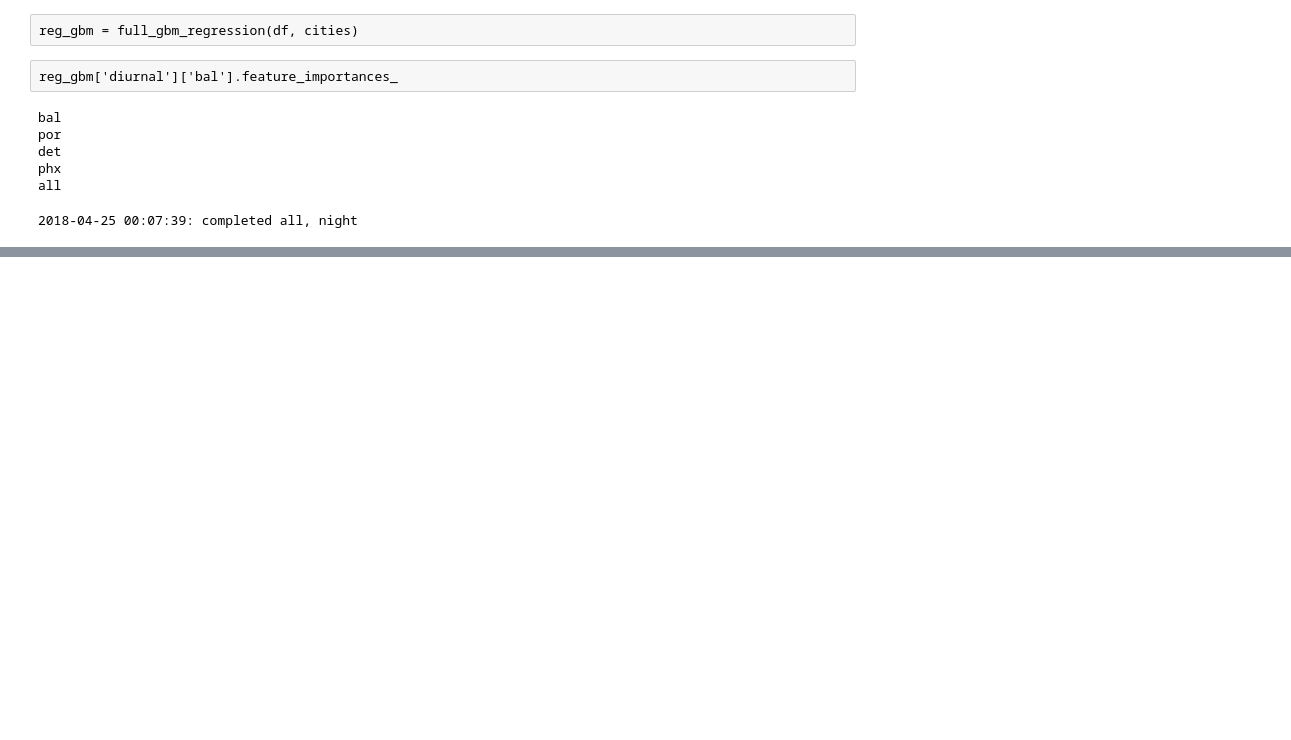
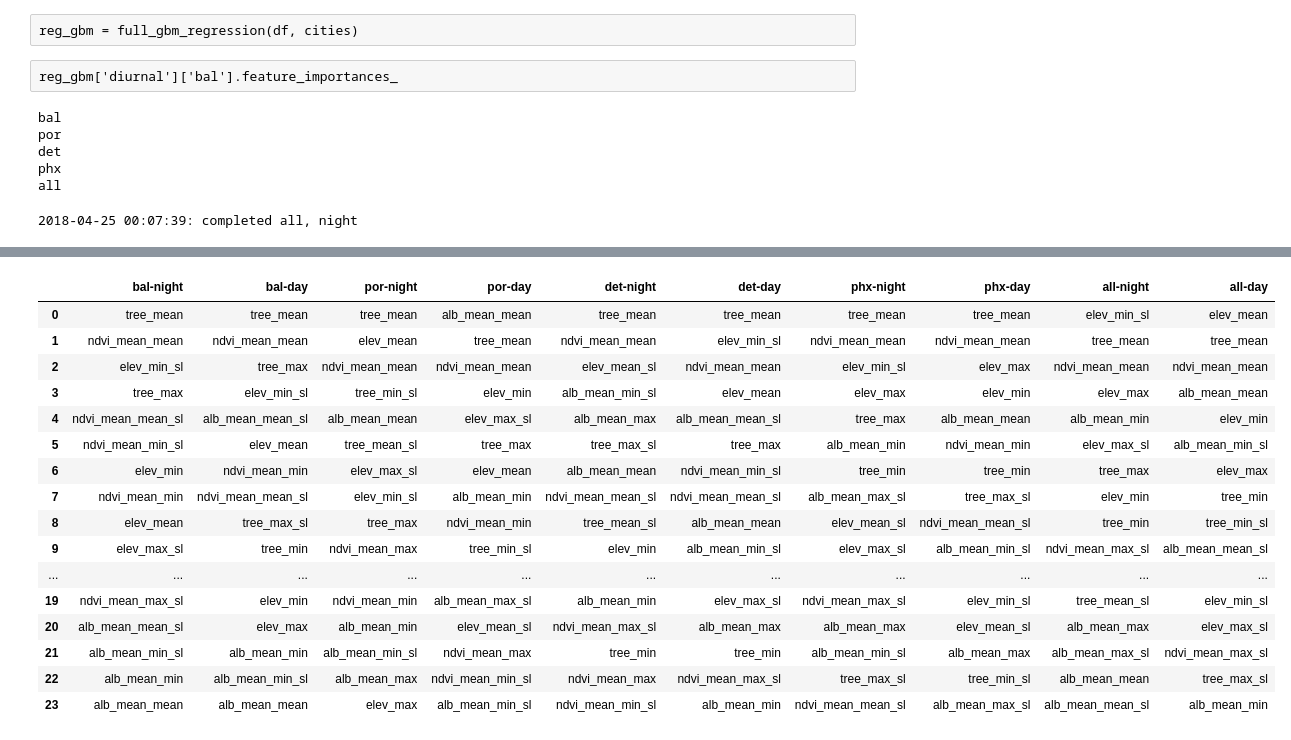
Before and after one commit to tommlogan/land_surface_temperature, a Jupyter notebook: code/analysis/debug.ipynb, the cells around one changed output, grey strips where cells are left out. Saved outputs shown, nothing was run; the diff lists cells and outputs as text; code cells hidden in the pictures; blank space fills up the shorter version.

```diff
--- a/code/analysis/debug.ipynb
+++ b/code/analysis/debug.ipynb
@@ -452,0 +546,37 @@ with open('data/variable_selection.pkl', 'wb') as f:
+# %%
+# import the vars_forward object
+
+from analysis import *
+%matplotlib inline
+import matplotlib as mpl
+import matplotlib.pyplot as plt
+
+with open('../../data/variable_selection.pkl', 'rb') as f:
+        vars_forward = pickle.load(f)
+
+# create a database with the variable names
+cities = ['bal', 'por', 'det', 'phx', 'all']
+times = ['night', 'day']
+db_var = pd.DataFrame()
+for city in cities:
+    for day in times:
+        db_var['{}-{}'.format(city,day)] = vars_forward[day][city]['variables']
+db_var
+# %% [output]
+|  | bal-night | bal-day | por-night | por-day | det-night | det-day | phx-night | phx-day | all-night | all-day |
+| 0 | tree_mean | tree_mean | tree_mean | alb_mean_mean | tree_mean | tree_mean | tree_mean | tree_mean | elev_min_sl | elev_mean |
+| 1 | ndvi_mean_mean | ndvi_mean_mean | elev_mean | tree_mean | ndvi_mean_mean | elev_min_sl | ndvi_mean_mean | ndvi_mean_mean | tree_mean | tree_mean |
+| 2 | elev_min_sl | tree_max | ndvi_mean_mean | ndvi_mean_mean | elev_mean_sl | ndvi_mean_mean | elev_min_sl | elev_max | ndvi_mean_mean | ndvi_mean_mean |
+| 3 | tree_max | elev_min_sl | tree_min_sl | elev_min | alb_mean_min_sl | elev_mean | elev_max | elev_min | elev_max | alb_mean_mean |
+| 4 | ndvi_mean_mean_sl | alb_mean_mean_sl | alb_mean_mean | elev_max_sl | alb_mean_max | alb_mean_mean_sl | tree_max | alb_mean_mean | alb_mean_min | elev_min |
+| 5 | ndvi_mean_min_sl | elev_mean | tree_mean_sl | tree_max | tree_max_sl | tree_max | alb_mean_min | ndvi_mean_min | elev_max_sl | alb_mean_min_sl |
+| 6 | elev_min | ndvi_mean_min | elev_max_sl | elev_mean | alb_mean_mean | ndvi_mean_min_sl | tree_min | tree_min | tree_max | elev_max |
+| 7 | ndvi_mean_min | ndvi_mean_mean_sl | elev_min_sl | alb_mean_min | ndvi_mean_mean_sl | ndvi_mean_mean_sl | alb_mean_max_sl | tree_max_sl | elev_min | tree_min |
+| 8 | elev_mean | tree_max_sl | tree_max | ndvi_mean_min | tree_mean_sl | alb_mean_mean | elev_mean_sl | ndvi_mean_mean_sl | tree_min | tree_min_sl |
+| 9 | elev_max_sl | tree_min | ndvi_mean_max | tree_min_sl | elev_min | alb_mean_min_sl | elev_max_sl | alb_mean_min_sl | ndvi_mean_max_sl | alb_mean_mean_sl |
+| ... | ... | ... | ... | ... | ... | ... | ... | ... | ... | ... |
+| 19 | ndvi_mean_max_sl | elev_min | ndvi_mean_min | alb_mean_max_sl | alb_mean_min | elev_max_sl | ndvi_mean_max_sl | elev_min_sl | tree_mean_sl | elev_min_sl |
+| 20 | alb_mean_mean_sl | elev_max | alb_mean_min | elev_mean_sl | ndvi_mean_max_sl | alb_mean_max | alb_mean_max | elev_mean_sl | alb_mean_max | elev_max_sl |
+| 21 | alb_mean_min_sl | alb_mean_min | alb_mean_min_sl | ndvi_mean_max | tree_min | tree_min | alb_mean_min_sl | alb_mean_max | alb_mean_max_sl | ndvi_mean_max_sl |
+| 22 | alb_mean_min | alb_mean_min_sl | alb_mean_max | ndvi_mean_min_sl | ndvi_mean_max | ndvi_mean_max_sl | tree_max_sl | tree_min_sl | alb_mean_mean | tree_max_sl |
+| 23 | alb_mean_mean | alb_mean_mean | elev_max | alb_mean_min_sl | ndvi_mean_min_sl | alb_mean_min | ndvi_mean_mean_sl | alb_mean_max_sl | alb_mean_mean_sl | alb_mean_min |
```
Also changed, not shown: parts of 17 cells of this notebook, 10 other files.
